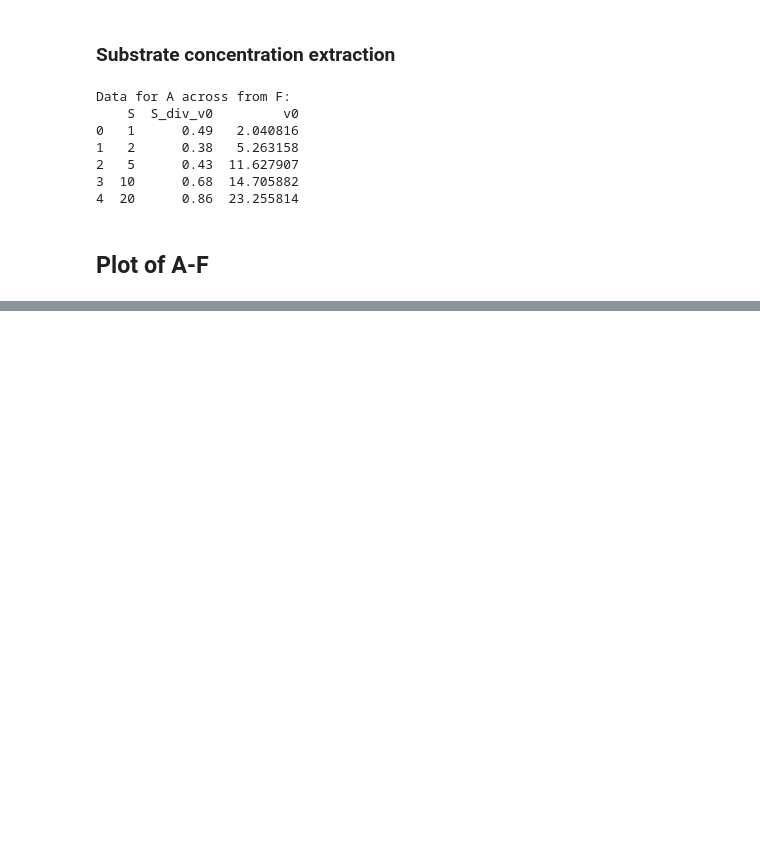
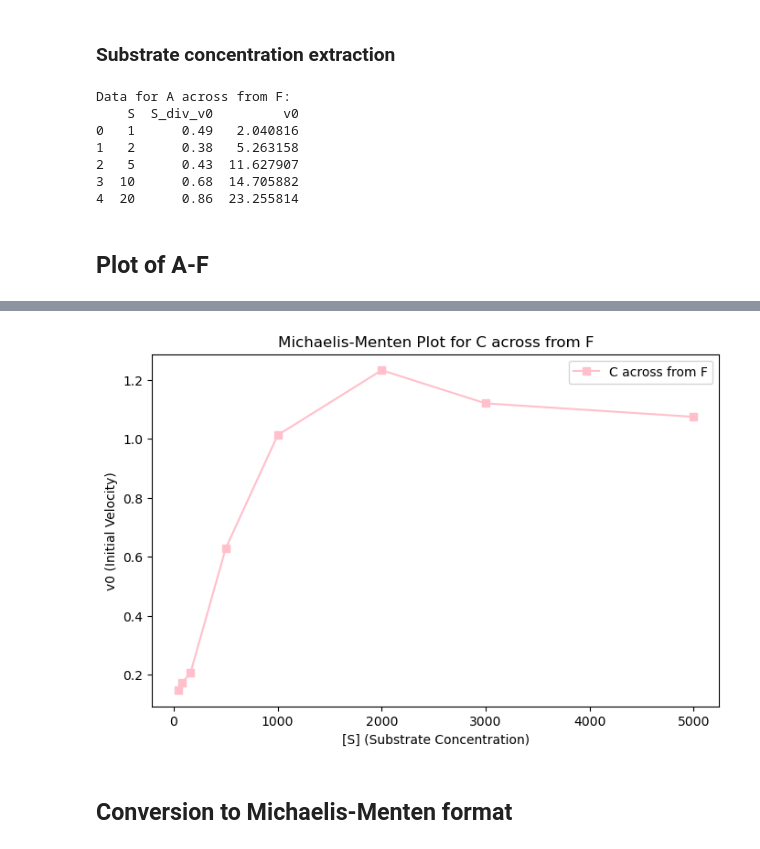
Before and after one commit to ZianneO/BSGP7030-PythonLM, a Jupyter notebook: Untitled.ipynb, the cells around one changed output, grey strips where cells are left out. Saved outputs shown, nothing was run; the diff lists cells and outputs as text; code cells hidden in the pictures; blank space fills up the shorter version.

```diff
--- a/Untitled.ipynb
+++ b/Untitled.ipynb
@@ -53,6 +53,7 @@ dtype: int64
 ### Calculation v0 by dividing [S] by [S]/v0
 # %%
 moran_a_f['v0'] = moran_a_f['S'] / moran_a_f['S_div_v0']
+moran_c_f['v0'] = moran_c_f['S'] / moran_c_f['S_div_v0']
 # %% [markdown]
 ### Substrate concentration extraction
 # %%
@@ -84,5 +101,17 @@ plt.show()
+# %%
+plt.figure(figsize=(8, 5))
+plt.plot(moran_c_f['S'], moran_c_f['v0'], marker='s', linestyle='-', color='pink', label='C across from F')
+plt.xlabel('[S] (Substrate Concentration)')
+plt.ylabel('v0 (Initial Velocity)')
+plt.title('Michaelis-Menten Plot for C across from F')
+plt.legend()
+plt.show()
+# %% [output]
+[figure, added]
 # %%
 p_initial = [1, 1]
+# %% [markdown]
+## Conversion to Michaelis-Menten format
 # %%
 def michaelis_menten(S, Vmax, Km):
     return (Vmax * S) / (S + Km)
```
Also changed, not shown: parts of 16 cells of this notebook.
